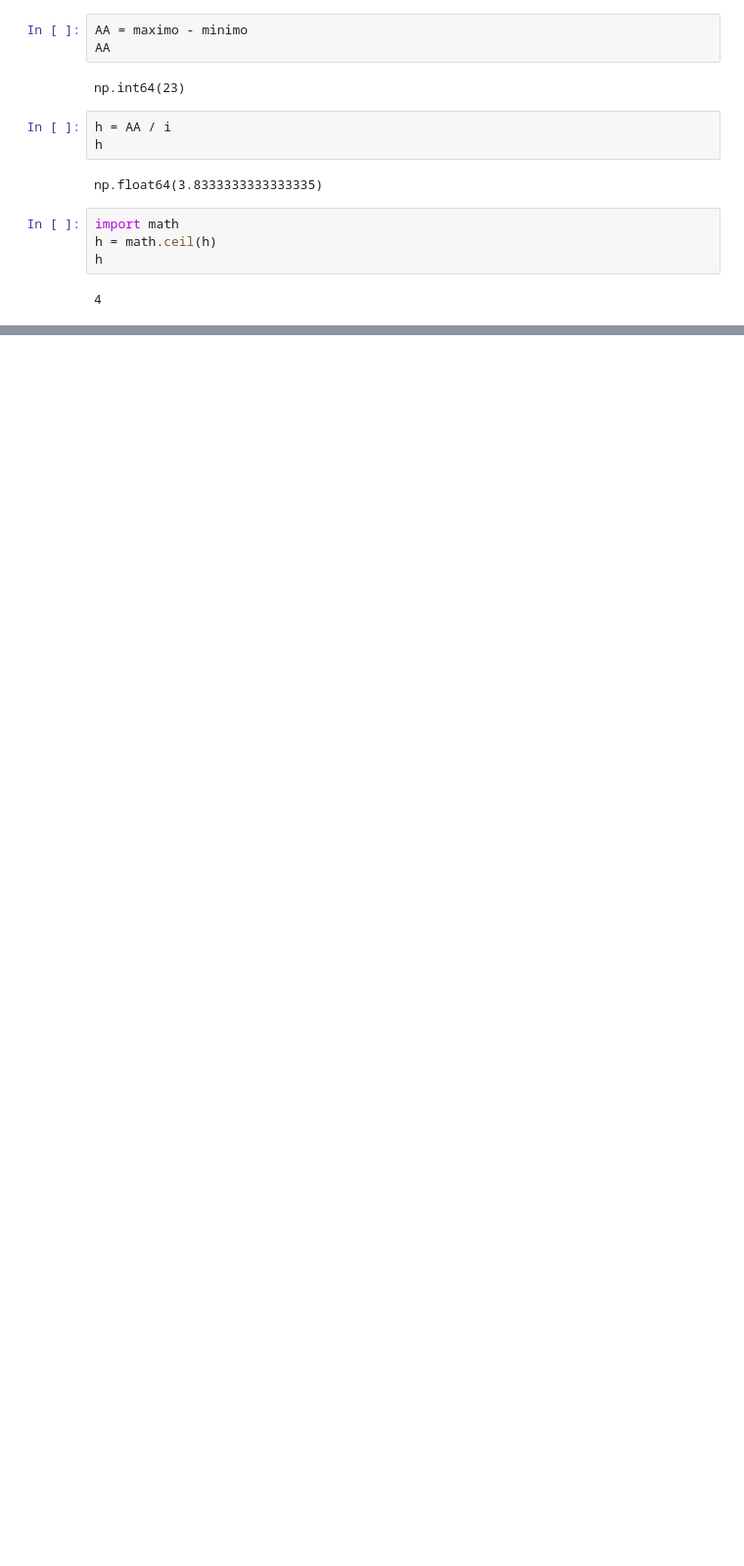
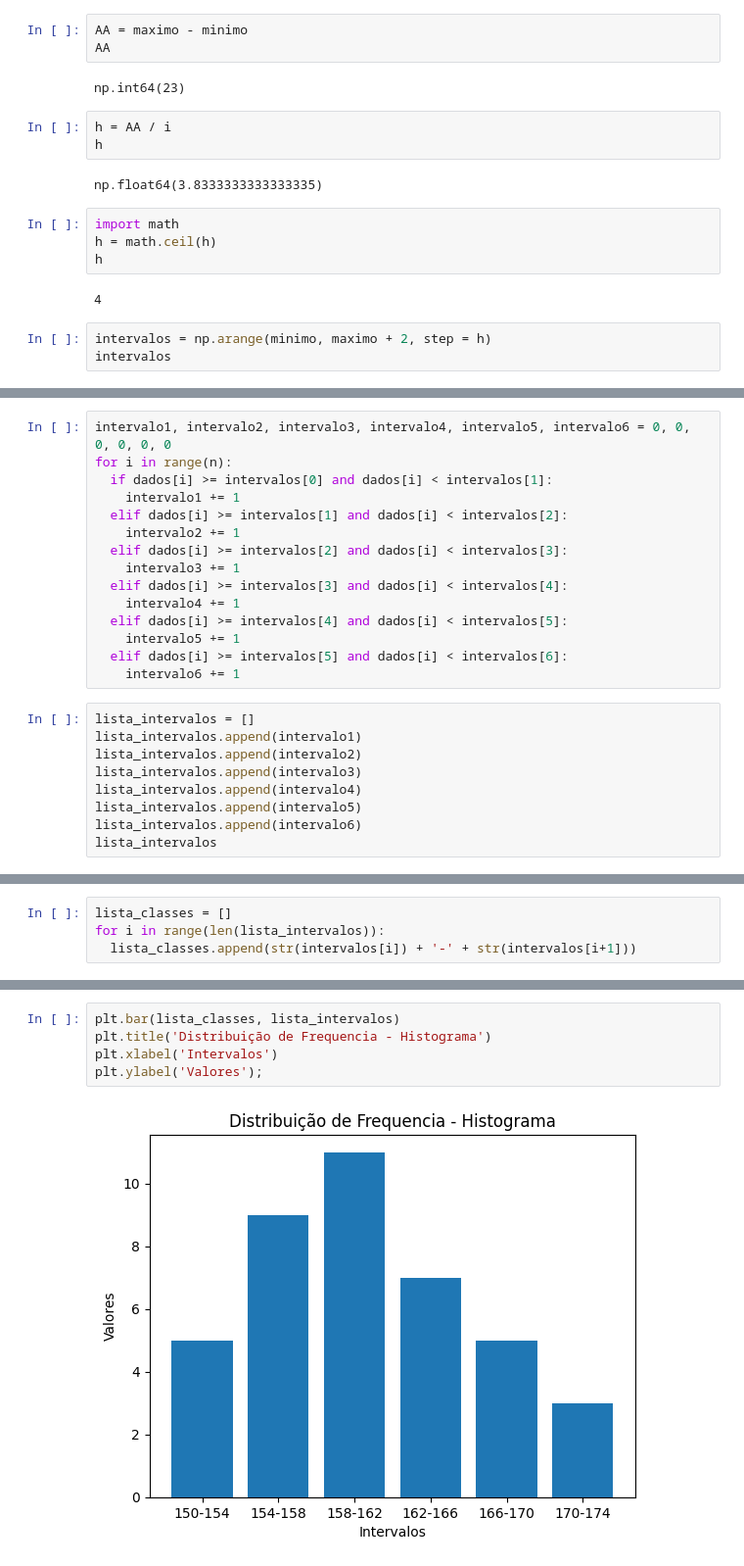
Before and after one commit to MaineCalabrezi13/EstatisticaAplicada, a Jupyter notebook: DistribuiçãoFrequencia.ipynb, the cells around one changed output, grey strips where cells are left out. Shown at 98% size. Cells and saved outputs as stored; diff of their text form; blank space fills up the shorter version.

```diff
--- a/DistribuiçãoFrequencia.ipynb
+++ b/DistribuiçãoFrequencia.ipynb
@@ -63,3 +63,6 @@ h = math.ceil(h)
 h
 # %% [output]
 4
+# %%
+intervalos = np.arange(minimo, maximo + 2, step = h)
+intervalos
@@ -65,0 +71,24 @@ h
+# %%
+intervalo1, intervalo2, intervalo3, intervalo4, intervalo5, intervalo6 = 0, 0, 0, 0, 0, 0
+for i in range(n):
+  if dados[i] >= intervalos[0] and dados[i] < intervalos[1]:
+    intervalo1 += 1
+  elif dados[i] >= intervalos[1] and dados[i] < intervalos[2]:
+    intervalo2 += 1
+  elif dados[i] >= intervalos[2] and dados[i] < intervalos[3]:
+    intervalo3 += 1
+  elif dados[i] >= intervalos[3] and dados[i] < intervalos[4]:
+    intervalo4 += 1
+  elif dados[i] >= intervalos[4] and dados[i] < intervalos[5]:
+    intervalo5 += 1
+  elif dados[i] >= intervalos[5] and dados[i] < intervalos[6]:
+    intervalo6 += 1
+# %%
+lista_intervalos = []
+lista_intervalos.append(intervalo1)
+lista_intervalos.append(intervalo2)
+lista_intervalos.append(intervalo3)
+lista_intervalos.append(intervalo4)
+lista_intervalos.append(intervalo5)
+lista_intervalos.append(intervalo6)
+lista_intervalos
@@ -65,0 +97,4 @@ h
+# %%
+lista_classes = []
+for i in range(len(lista_intervalos)):
+  lista_classes.append(str(intervalos[i]) + '-' + str(intervalos[i+1]))
@@ -65,0 +105,7 @@ h
+# %%
+plt.bar(lista_classes, lista_intervalos)
+plt.title('Distribuição de Frequencia - Histograma')
+plt.xlabel('Intervalos')
+plt.ylabel('Valores');
+# %% [output]
+[figure, added]
```
Also changed, not shown: parts of 29 cells of this notebook.
